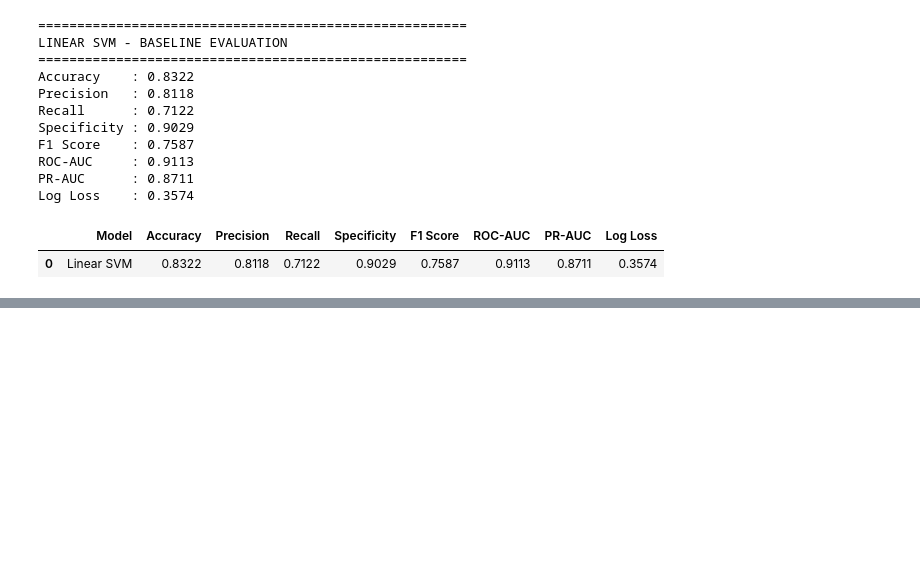
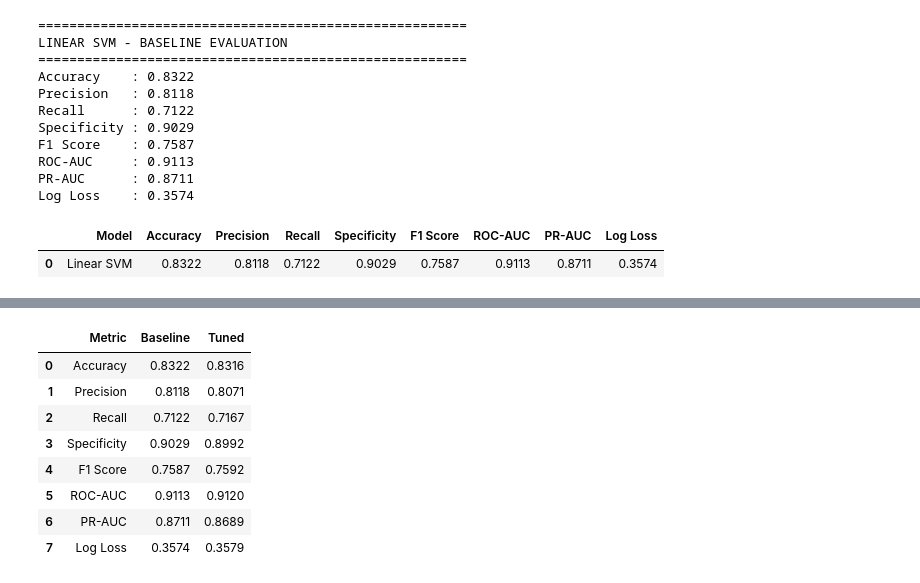
Before and after one commit to greeshavaishnavi09/Hotel_Booking_Cancellation_Prediction, a Jupyter notebook: research/model_experiments/04_support_vector_machine.ipynb, the cells around one changed output, grey strips where cells are left out. Drawn from its saved outputs; the diff is of its cells as text; code cells hidden in the pictures; blank space fills up the shorter version.

```diff
--- a/research/model_experiments/04_support_vector_machine.ipynb
+++ b/research/model_experiments/04_support_vector_machine.ipynb
@@ -254,0 +486,6 @@ svm_baseline_results.round(4)
+# %%
+# prediction and probability
+
+svm_tuned_pred = svm_tuned_calibrated.predict( X_test)
+
+svm_tuned_prob = svm_tuned_calibrated.predict_proba(X_test)[:, 1]
@@ -254,0 +569,49 @@ svm_baseline_results.round(4)
+# %%
+# baseline vs tuned model comparing
+
+svm_comparison = pd.DataFrame({
+    "Metric": [
+        "Accuracy",
+        "Precision",
+        "Recall",
+        "Specificity",
+        "F1 Score",
+        "ROC-AUC",
+        "PR-AUC",
+        "Log Loss"
+    ],
+
+    "Baseline": [
+        svm_accuracy,
+        svm_precision,
+        svm_recall,
+        svm_specificity,
+        svm_f1,
+        svm_roc_auc,
+        svm_pr_auc,
+        svm_logloss
+    ],
+
+    "Tuned": [
+        svm_tuned_accuracy,
+        svm_tuned_precision,
+        svm_tuned_recall,
+        svm_tuned_specificity,
+        svm_tuned_f1,
+        svm_tuned_roc_auc,
+        svm_tuned_pr_auc,
+        svm_tuned_logloss
+    ]
+})
+
+svm_comparison.round(4)
+# %% [output]
+|  | Metric | Baseline | Tuned |
+| 0 | Accuracy | 0.8322 | 0.8316 |
+| 1 | Precision | 0.8118 | 0.8071 |
+| 2 | Recall | 0.7122 | 0.7167 |
+| 3 | Specificity | 0.9029 | 0.8992 |
+| 4 | F1 Score | 0.7587 | 0.7592 |
+| 5 | ROC-AUC | 0.9113 | 0.9120 |
+| 6 | PR-AUC | 0.8711 | 0.8689 |
+| 7 | Log Loss | 0.3574 | 0.3579 |
```
Also changed, not shown: parts of 18 cells of this notebook, 1 other file.
